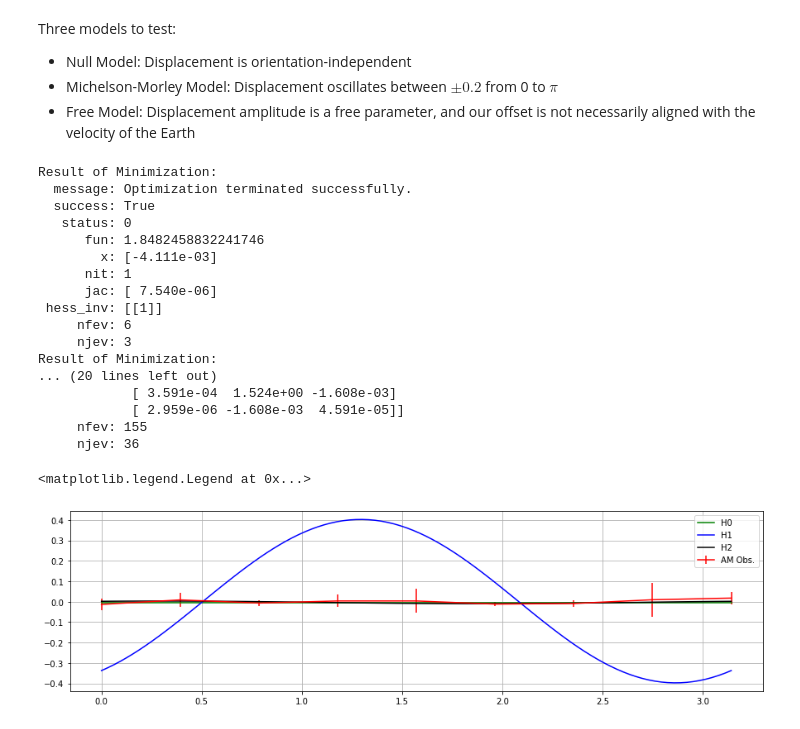
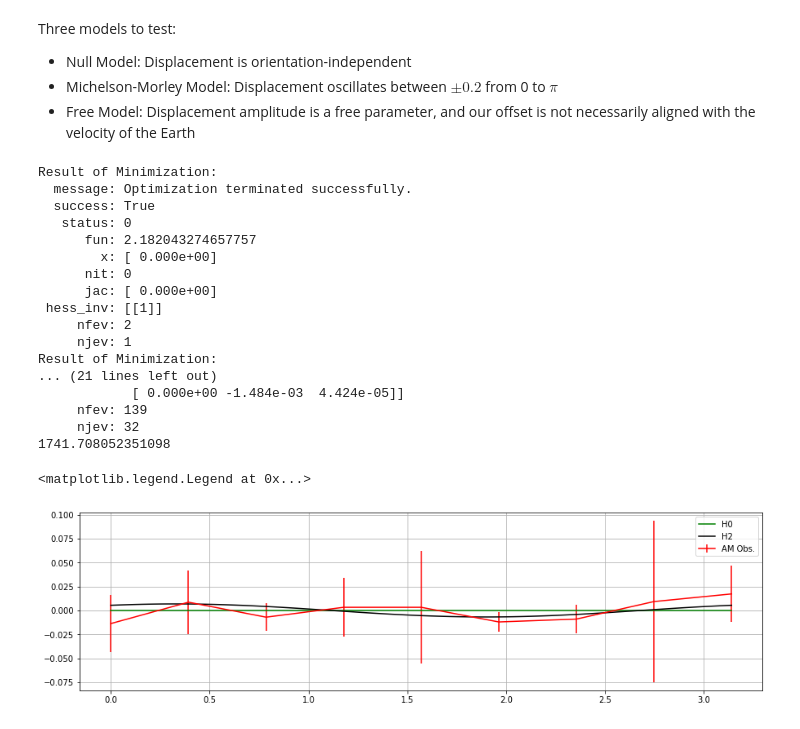
Before and after one commit to LAT-403/Project, a Jupyter notebook: QuickPlot.ipynb, the cells around one changed output. Saved outputs shown, nothing was run; the diff lists cells and outputs as text; code cells hidden in the pictures.

```diff
--- a/QuickPlot.ipynb
+++ b/QuickPlot.ipynb
@@ -143,19 +143,19 @@ x = angle # Angle values
 data = day_mean_wv # Data
 # %%
 def H0(c,x): # Null hypothesis
-    return c
+    return 0
 
 def chi2H0(c,x,data,err): # Chi^2 for Null hypothesis
     return np.sum(pow( (data-H0(c,x) )/err,2))
 
 def H1(c,phi,x,At,w): # Alternative hypothesis with two d.o.f.
-    return c + At*np.sin(w*x - phi)
+    return At*np.sin(w*x)
 
 def chi2H1(c,phi,x,data,err,At,w): # Chi^2 for first alternative hypothesis
     return np.sum(pow( (data-H1(c,phi,x,At,w) )/err,2))
 
 def H2(c,phi,A,x,w): # Alternative hypothesis with three d.o.f.
-    return c + A*np.sin(w*x - phi)
+    return A*np.sin(w*x - phi)
 
 def chi2H2(c,phi,A,x,data,err,w): # Chi^2 for second alternative hypothesis
     return np.sum(pow( (data-H2(c,phi,A,x,w) )/err,2))
@@ -188,27 +188,29 @@ def minimizeH2(x,data,err,w): # 𝜒2 minimizer for H0
     chi2 = chi2H2(Chat,phihat,Ahat,x,data,err,w)
     return result.x,chi2
 # %%
-paramsH0,chi2H0 = minimizeH0(x,data,err)
-paramsH1,chi2H1 = minimizeH1(x,data,err,At,w)
-paramsH2,chi2H2 = minimizeH2(x,data,err,w)
+paramsH0,chi2H0_ = minimizeH0(x,data,err)
+paramsH1,chi2H1_ = minimizeH1(x,data,err,At,w)
+paramsH2,chi2H2_ = minimizeH2(x,data,err,w)
+
+print(chi2H1_)
 # %% [output]
 Result of Minimization:
   message: Optimization terminated successfully.
   success: True
    status: 0
-      fun: 1.8482458832241746
-        x: [-4.111e-03]
-      nit: 1
-      jac: [ 7.540e-06]
+      fun: 2.182043274657757
+        x: [ 0.000e+00]
+      nit: 0
+      jac: [ 0.000e+00]
  hess_inv: [[1]]
-     nfev: 6
-     njev: 3
+     nfev: 2
+     njev: 1
 Result of Minimization:
-... (20 lines left out)
-            [ 3.591e-04  1.524e+00 -1.608e-03]
-            [ 2.959e-06 -1.608e-03  4.591e-05]]
-     nfev: 155
-     njev: 36
+... (21 lines left out)
+            [ 0.000e+00 -1.484e-03  4.424e-05]]
+     nfev: 139
+     njev: 32
+1741.708052351098
 # %%
 xfit = np.linspace(0, np.pi, 100)
 
@@ -218,16 +220,16 @@ fitH2 = H2(paramsH2[0],paramsH2[1],paramsH2[2],xfit,w)
 # %%
 fig, ax = plt.subplots(figsize = (15,4))
 ax.errorbar(angle,day_mean*0.02,yerr=day_err*0.02,color='red',label = 'AM Obs.')
 ax.plot(xfit,fitH0,color='green',label='H0')
-ax.plot(xfit,fitH1,color='blue',label='H1')
+#ax.plot(xfit,fitH1,color='blue',label='H1')
 ax.plot(xfit,fitH2,color='black',label='H2')
 # ax.set_ylim(-0.05, 0.05)
 # ax.set_xlim(0,np.pi)
 ax.grid()
 ax.legend()
 # %% [output]
 <matplotlib.legend.Legend at 0x...>
-[figure, old version]
+[figure, new version]
 # %%
 def chi2Dist(x,k): # χ2 distribution with k degrees of freedom
     return ( 1/(pow(2,k/2)*gamma(k/2)) )*pow(x,k/2 - 1)*np.exp(-x/2)
```
Also changed, not shown: parts of 5 cells of this notebook.
